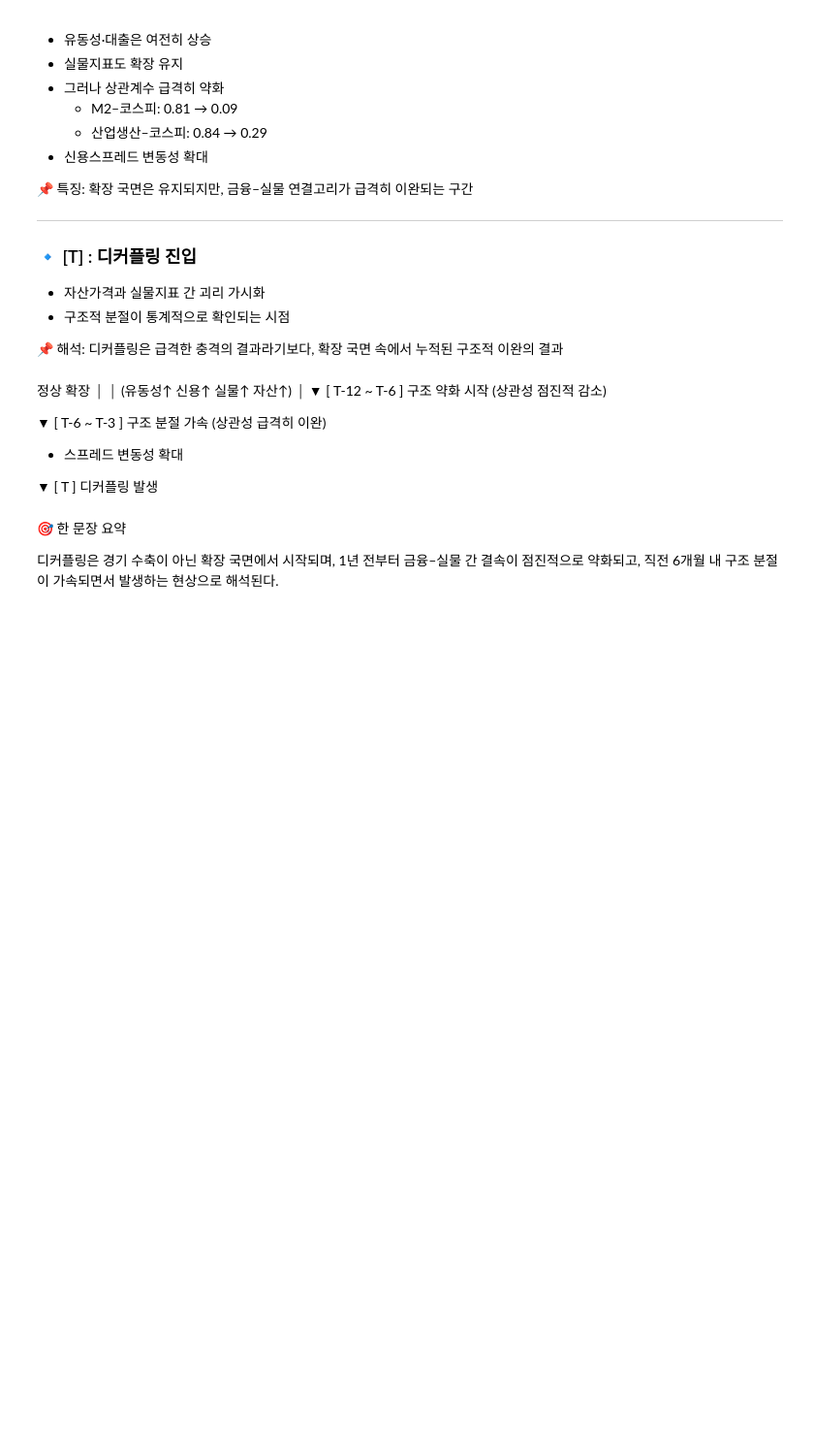
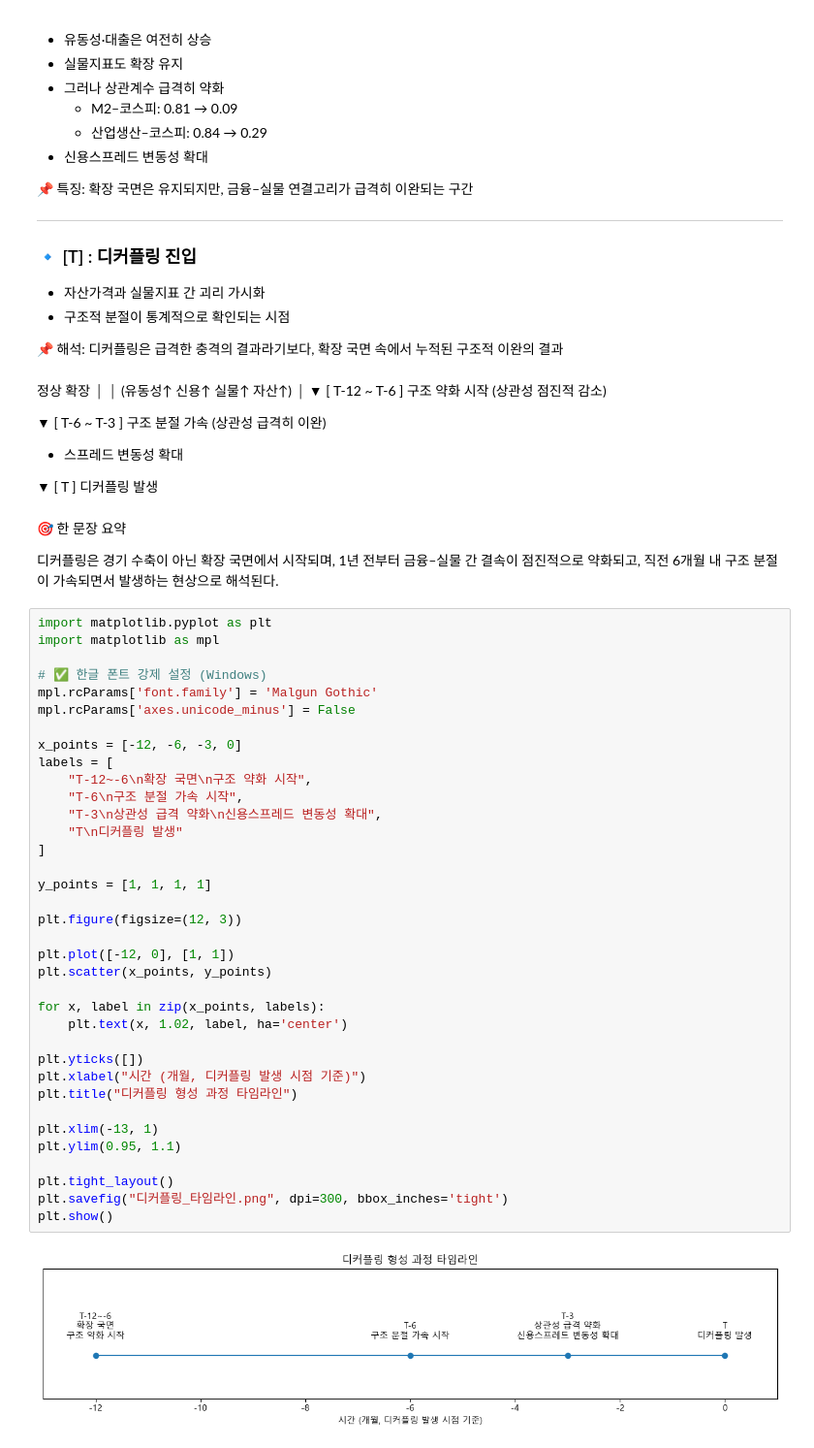
Before and after one commit to yoonsung1/final-project, a Jupyter notebook: 가은/전조증상.ipynb, the cells around one changed output. Shown at 97% size. Cells and saved outputs as stored; diff of their text form; blank space fills up the shorter version.

```diff
--- a/가은/전조증상.ipynb
+++ b/가은/전조증상.ipynb
@@ -1037,3 +1037,41 @@ plt.show()
 🎯 한 문장 요약
 
 디커플링은 경기 수축이 아닌 확장 국면에서 시작되며, 1년 전부터 금융–실물 간 결속이 점진적으로 약화되고, 직전 6개월 내 구조 분절이 가속되면서 발생하는 현상으로 해석된다.
+# %%
+import matplotlib.pyplot as plt
+import matplotlib as mpl
+
+# ✅ 한글 폰트 강제 설정 (Windows)
+mpl.rcParams['font.family'] = 'Malgun Gothic'
+mpl.rcParams['axes.unicode_minus'] = False
+
+x_points = [-12, -6, -3, 0]
+labels = [
+    "T-12~-6\n확장 국면\n구조 약화 시작",
+    "T-6\n구조 분절 가속 시작",
+    "T-3\n상관성 급격 약화\n신용스프레드 변동성 확대",
+    "T\n디커플링 발생"
+]
+
+y_points = [1, 1, 1, 1]
+
+plt.figure(figsize=(12, 3))
+
+plt.plot([-12, 0], [1, 1])
+plt.scatter(x_points, y_points)
+
+for x, label in zip(x_points, labels):
+    plt.text(x, 1.02, label, ha='center')
+
+plt.yticks([])
+plt.xlabel("시간 (개월, 디커플링 발생 시점 기준)")
+plt.title("디커플링 형성 과정 타임라인")
+
+plt.xlim(-13, 1)
+plt.ylim(0.95, 1.1)
+
+plt.tight_layout()
+plt.savefig("디커플링_타임라인.png", dpi=300, bbox_inches='tight')
+plt.show()
+# %% [output]
+[figure, added]
```
